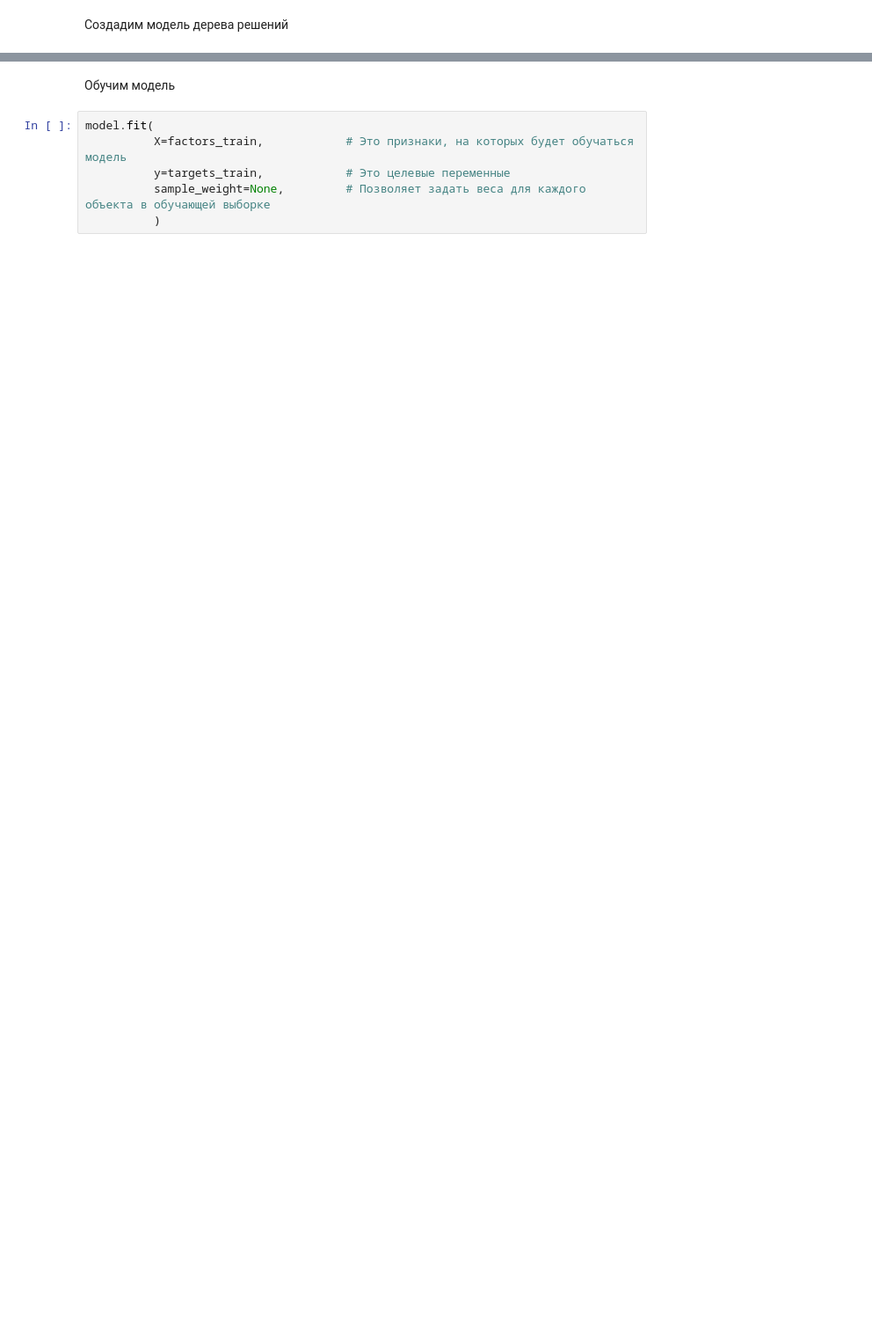
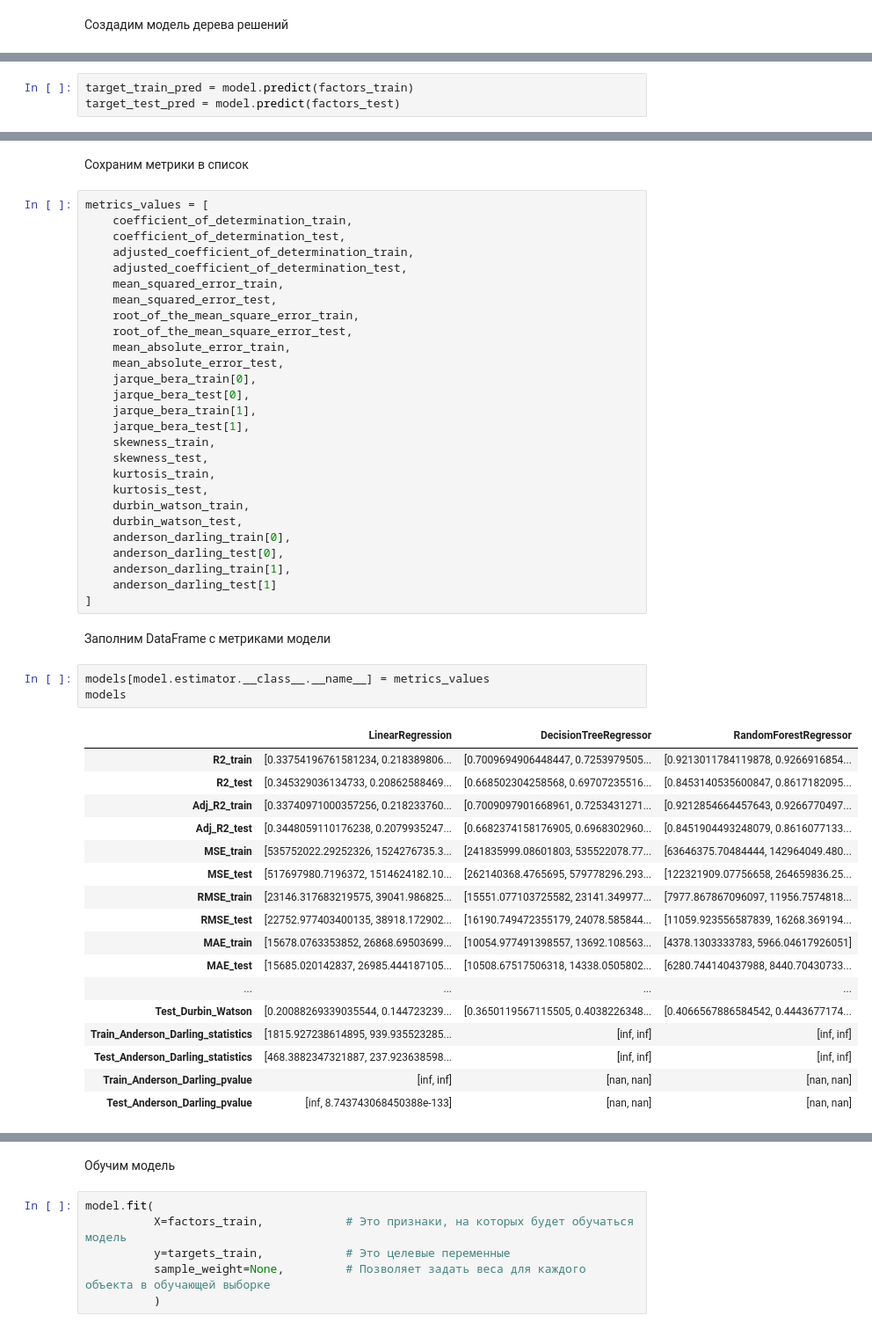
Before and after one commit to NikitaMarnykh/labor_market_analysis, a Jupyter notebook: Марных_Н_В_и_Оборотов_М_В_рынок_труда_регрессионный_анализ_и_построение_моделей.ipynb, the cells around one changed output, grey strips where cells are left out. Shown: that part at 88% size. Drawn from its saved outputs; the diff is of its cells as text; blank space fills up the shorter version.

```diff
--- a/Марных_Н_В_и_Оборотов_М_В_рынок_труда_регрессионный_анализ_и_построение_моделей.ipynb
+++ b/Марных_Н_В_и_Оборотов_М_В_рынок_труда_регрессионный_анализ_и_построение_моделей.ipynb
@@ -545,0 +571,3 @@ model = MultiOutputRegressor(
+# %%
+target_train_pred = model.predict(factors_train)
+target_test_pred = model.predict(factors_test)
@@ -545,0 +674,52 @@ model = MultiOutputRegressor(
+# %% [markdown]
+Сохраним метрики в список
+# %%
+metrics_values = [
+    coefficient_of_determination_train,
+    coefficient_of_determination_test,
+    adjusted_coefficient_of_determination_train,
+    adjusted_coefficient_of_determination_test,
+    mean_squared_error_train,
+    mean_squared_error_test,
+    root_of_the_mean_square_error_train,
+    root_of_the_mean_square_error_test,
+    mean_absolute_error_train,
+    mean_absolute_error_test,
+    jarque_bera_train[0],
+    jarque_bera_test[0],
+    jarque_bera_train[1],
+    jarque_bera_test[1],
+    skewness_train,
+    skewness_test,
+    kurtosis_train,
+    kurtosis_test,
+    durbin_watson_train,
+    durbin_watson_test,
+    anderson_darling_train[0],
+    anderson_darling_test[0],
+    anderson_darling_train[1],
+    anderson_darling_test[1]
+]
+# %% [markdown]
+Заполним DataFrame с метриками модели
+# %%
+models[model.estimator.__class__.__name__] = metrics_values
+models
+# %% [output]
+|  | LinearRegression | DecisionTreeRegressor | RandomForestRegressor |
+| R2_train | [0.33754196761581234, 0.218389806... | [0.7009694906448447, 0.7253979505... | [0.9213011784119878, 0.9266916854... |
+| R2_test | [0.345329036134733, 0.20862588469... | [0.668502304258568, 0.69707235516... | [0.8453140535600847, 0.8617182095... |
+| Adj_R2_train | [0.33740971000357256, 0.218233760... | [0.7009097901668961, 0.7253431271... | [0.9212854664457643, 0.9266770497... |
+| Adj_R2_test | [0.3448059110176238, 0.2079935247... | [0.6682374158176905, 0.6968302960... | [0.8451904493248079, 0.8616077133... |
+| MSE_train | [535752022.29252326, 1524276735.3... | [241835999.08601803, 535522078.77... | [63646375.70484444, 142964049.480... |
+| MSE_test | [517697980.7196372, 1514624182.10... | [262140368.4765695, 579778296.293... | [122321909.07756658, 264659836.25... |
+| RMSE_train | [23146.317683219575, 39041.986825... | [15551.077103725582, 23141.349977... | [7977.867867096097, 11956.7574818... |
+| RMSE_test | [22752.977403400135, 38918.172902... | [16190.749472355179, 24078.585844... | [11059.923556587839, 16268.369194... |
+| MAE_train | [15678.0763353852, 26868.69503699... | [10054.977491398557, 13692.108563... | [4378.1303333783, 5966.04617926051] |
+| MAE_test | [15685.020142837, 26985.444187105... | [10508.67517506318, 14338.0505802... | [6280.744140437988, 8440.70430733... |
+| ... | ... | ... | ... |
+| Test_Durbin_Watson | [0.20088269339035544, 0.144723239... | [0.3650119567115505, 0.4038226348... | [0.4066567886584542, 0.4443677174... |
+| Train_Anderson_Darling_statistics | [1815.927238614895, 939.935523285... | [inf, inf] | [inf, inf] |
+| Test_Anderson_Darling_statistics | [468.3882347321887, 237.923638598... | [inf, inf] | [inf, inf] |
+| Train_Anderson_Darling_pvalue | [inf, inf] | [nan, nan] | [nan, nan] |
+| Test_Anderson_Darling_pvalue | [inf, 8.743743068450388e-133] | [nan, nan] | [nan, nan] |
```
Also changed, not shown: parts of 41 cells of this notebook.
